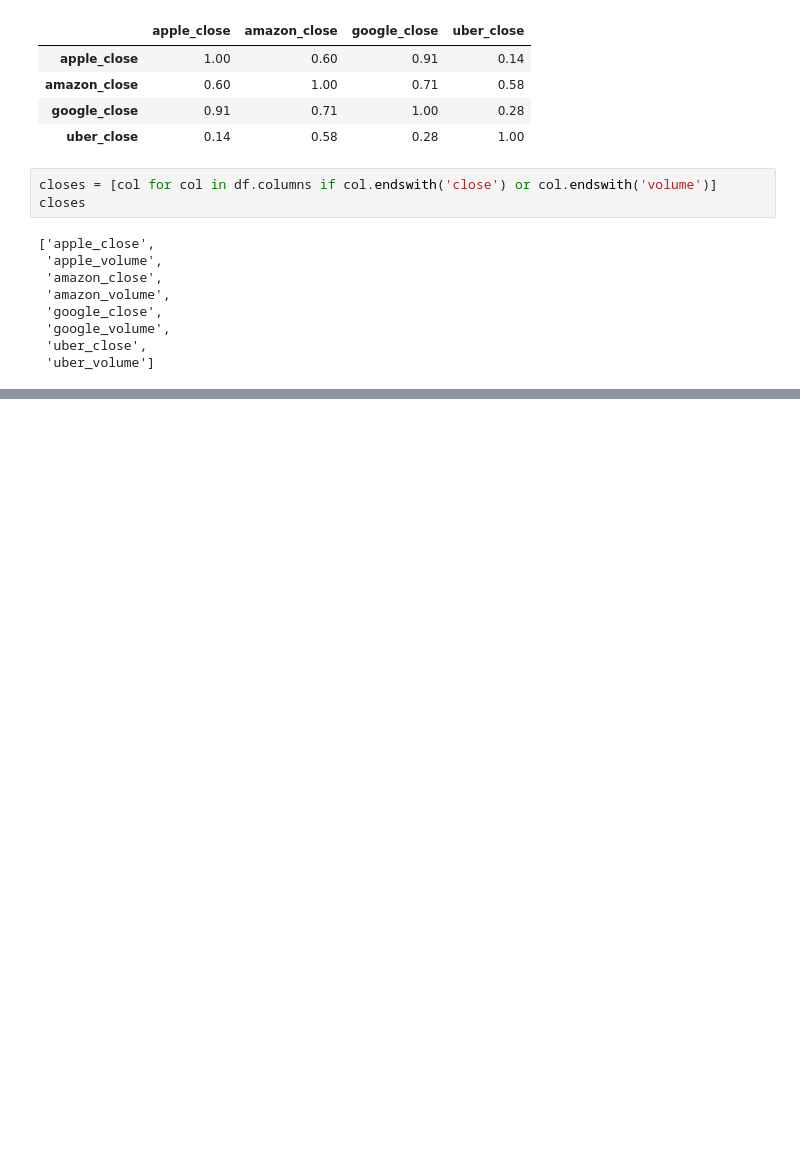
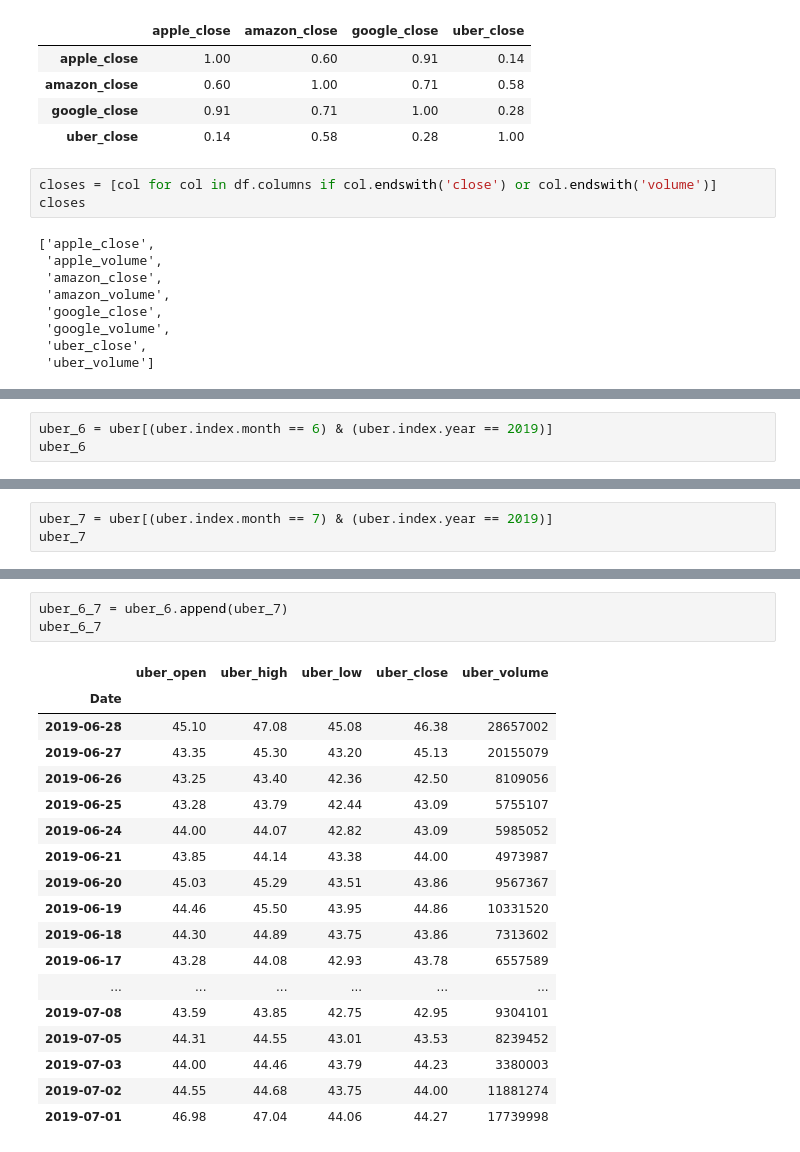
Before and after one commit to Krawieckk/data-science-bootcamp, a Jupyter notebook: 04_laczenie_danych.ipynb, the cells around one changed output, grey strips where cells are left out. Saved outputs shown, nothing was run; the diff lists cells and outputs as text; blank space fills up the shorter version.

```diff
--- a/04_laczenie_danych.ipynb
+++ b/04_laczenie_danych.ipynb
@@ -176,0 +181,3 @@ df[closes].corr()
+# %%
+uber_6 = uber[(uber.index.month == 6) & (uber.index.year == 2019)]
+uber_6
@@ -176,0 +192,3 @@ df[closes].corr()
+# %%
+uber_7 = uber[(uber.index.month == 7) & (uber.index.year == 2019)]
+uber_7
@@ -176,0 +203,22 @@ df[closes].corr()
+# %%
+uber_6_7 = uber_6.append(uber_7)
+uber_6_7
+# %% [output]
+|  | uber_open | uber_high | uber_low | uber_close | uber_volume |
+| Date |  |  |  |  |  |
+| 2019-06-28 | 45.10 | 47.08 | 45.08 | 46.38 | 28657002 |
+| 2019-06-27 | 43.35 | 45.30 | 43.20 | 45.13 | 20155079 |
+| 2019-06-26 | 43.25 | 43.40 | 42.36 | 42.50 | 8109056 |
+| 2019-06-25 | 43.28 | 43.79 | 42.44 | 43.09 | 5755107 |
+| 2019-06-24 | 44.00 | 44.07 | 42.82 | 43.09 | 5985052 |
+| 2019-06-21 | 43.85 | 44.14 | 43.38 | 44.00 | 4973987 |
+| 2019-06-20 | 45.03 | 45.29 | 43.51 | 43.86 | 9567367 |
+| 2019-06-19 | 44.46 | 45.50 | 43.95 | 44.86 | 10331520 |
+| 2019-06-18 | 44.30 | 44.89 | 43.75 | 43.86 | 7313602 |
+| 2019-06-17 | 43.28 | 44.08 | 42.93 | 43.78 | 6557589 |
+| ... | ... | ... | ... | ... | ... |
+| 2019-07-08 | 43.59 | 43.85 | 42.75 | 42.95 | 9304101 |
+| 2019-07-05 | 44.31 | 44.55 | 43.01 | 43.53 | 8239452 |
+| 2019-07-03 | 44.00 | 44.46 | 43.79 | 44.23 | 3380003 |
+| 2019-07-02 | 44.55 | 44.68 | 43.75 | 44.00 | 11881274 |
+| 2019-07-01 | 46.98 | 47.04 | 44.06 | 44.27 | 17739998 |
```
Also changed, not shown: parts of 6 cells of this notebook.
